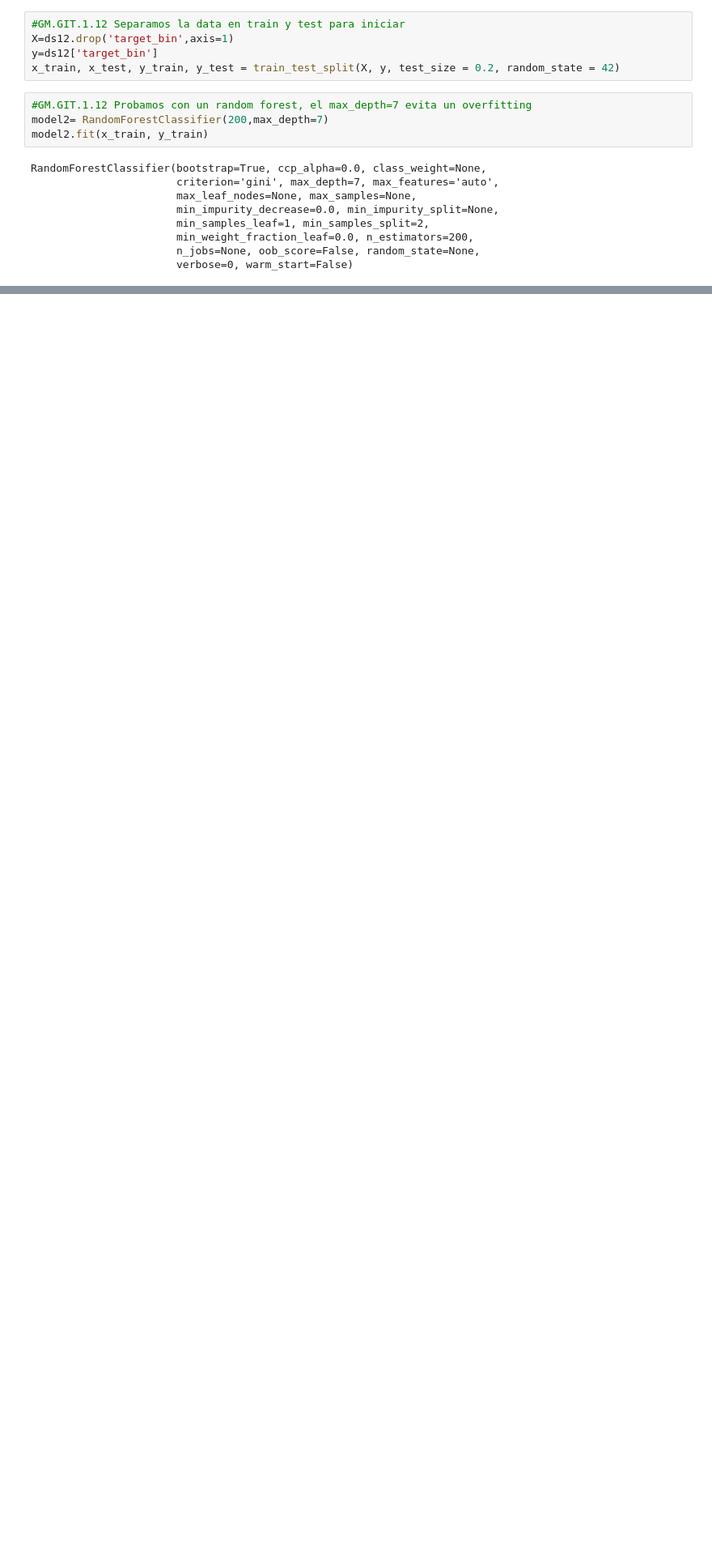
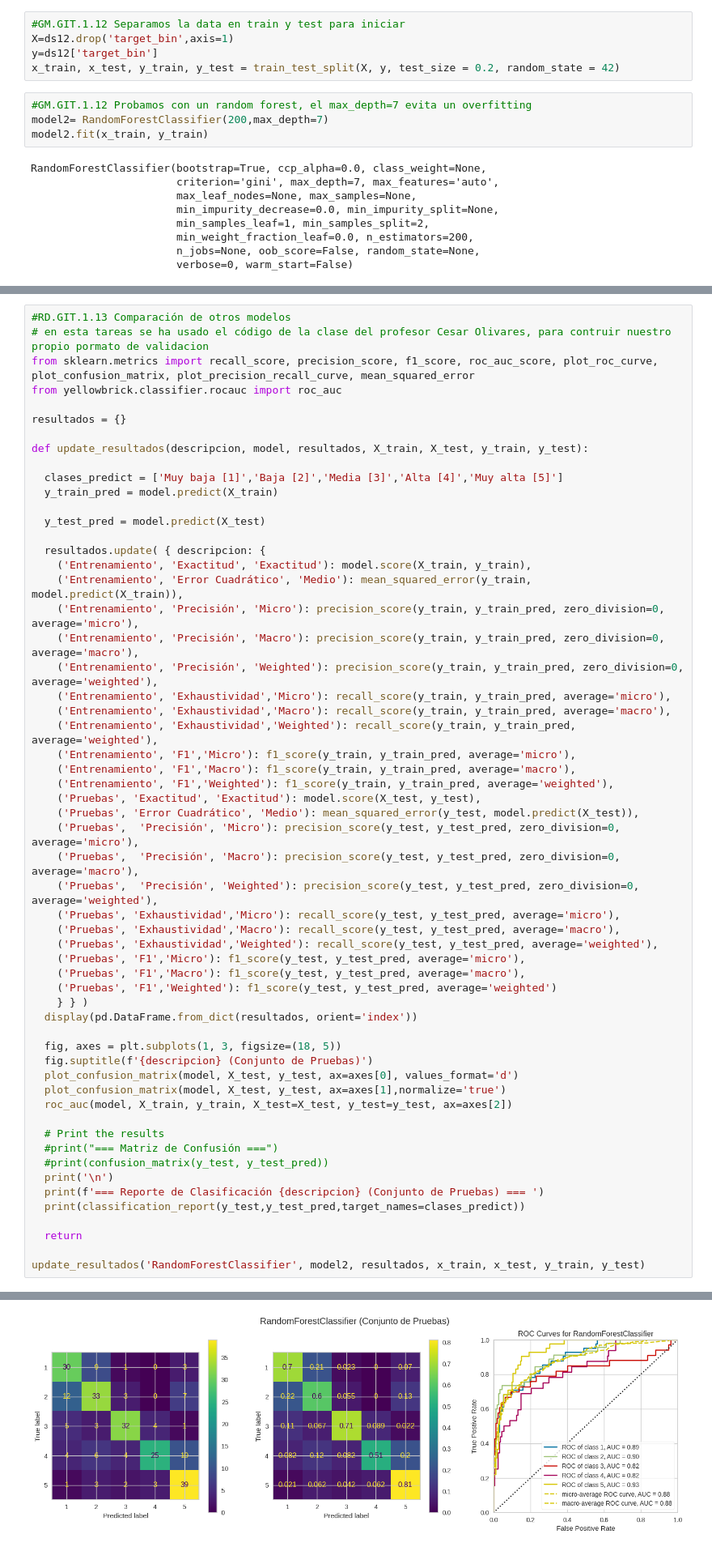
Before and after one commit to darwinpadilla/Grupo_Productivity_Prediction, a Jupyter notebook: Grupo_Productivity_Prediction.ipynb, the cells around one changed output, grey strips where cells are left out. Shown at 81% size. Saved outputs shown, nothing was run; the diff lists cells and outputs as text; blank space fills up the shorter version.

Commit message:
1.13 Comparación con otros modelos

```diff
--- a/Grupo_Productivity_Prediction.ipynb
+++ b/Grupo_Productivity_Prediction.ipynb
@@ -1123,0 +1124,58 @@ plt.show()
+# %%
+#RD.GIT.1.13 Comparación de otros modelos
+# en esta tareas se ha usado el código de la clase del profesor Cesar Olivares, para contruir nuestro propio pormato de validacion
+from sklearn.metrics import recall_score, precision_score, f1_score, roc_auc_score, plot_roc_curve, plot_confusion_matrix, plot_precision_recall_curve, mean_squared_error
+from yellowbrick.classifier.rocauc import roc_auc
+
+resultados = {}
+
+def update_resultados(descripcion, model, resultados, X_train, X_test, y_train, y_test):
+
+  clases_predict = ['Muy baja [1]','Baja [2]','Media [3]','Alta [4]','Muy alta [5]']
+  y_train_pred = model.predict(X_train)
+
+  y_test_pred = model.predict(X_test)
+
+  resultados.update( { descripcion: {
+    ('Entrenamiento', 'Exactitud', 'Exactitud'): model.score(X_train, y_train),
+    ('Entrenamiento', 'Error Cuadrático', 'Medio'): mean_squared_error(y_train, model.predict(X_train)),
+    ('Entrenamiento', 'Precisión', 'Micro'): precision_score(y_train, y_train_pred, zero_division=0, average='micro'),
+    ('Entrenamiento', 'Precisión', 'Macro'): precision_score(y_train, y_train_pred, zero_division=0, average='macro'),
+    ('Entrenamiento', 'Precisión', 'Weighted'): precision_score(y_train, y_train_pred, zero_division=0, average='weighted'),
+    ('Entrenamiento', 'Exhaustividad','Micro'): recall_score(y_train, y_train_pred, average='micro'),
+    ('Entrenamiento', 'Exhaustividad','Macro'): recall_score(y_train, y_train_pred, average='macro'),
+    ('Entrenamiento', 'Exhaustividad','Weighted'): recall_score(y_train, y_train_pred, average='weighted'),
+    ('Entrenamiento', 'F1','Micro'): f1_score(y_train, y_train_pred, average='micro'),
+    ('Entrenamiento', 'F1','Macro'): f1_score(y_train, y_train_pred, average='macro'),
+    ('Entrenamiento', 'F1','Weighted'): f1_score(y_train, y_train_pred, average='weighted'),
+    ('Pruebas', 'Exactitud', 'Exactitud'): model.score(X_test, y_test),
+    ('Pruebas', 'Error Cuadrático', 'Medio'): mean_squared_error(y_test, model.predict(X_test)),
+    ('Pruebas',  'Precisión', 'Micro'): precision_score(y_test, y_test_pred, zero_division=0, average='micro'),
+    ('Pruebas',  'Precisión', 'Macro'): precision_score(y_test, y_test_pred, zero_division=0, average='macro'),
+    ('Pruebas',  'Precisión', 'Weighted'): precision_score(y_test, y_test_pred, zero_division=0, average='weighted'),
+    ('Pruebas', 'Exhaustividad','Micro'): recall_score(y_test, y_test_pred, average='micro'),
+    ('Pruebas', 'Exhaustividad','Macro'): recall_score(y_test, y_test_pred, average='macro'),
+    ('Pruebas', 'Exhaustividad','Weighted'): recall_score(y_test, y_test_pred, average='weighted'),
+    ('Pruebas', 'F1','Micro'): f1_score(y_test, y_test_pred, average='micro'),
+    ('Pruebas', 'F1','Macro'): f1_score(y_test, y_test_pred, average='macro'),
+    ('Pruebas', 'F1','Weighted'): f1_score(y_test, y_test_pred, average='weighted')
+    } } )
+  display(pd.DataFrame.from_dict(resultados, orient='index'))
+
+  fig, axes = plt.subplots(1, 3, figsize=(18, 5))
+  fig.suptitle(f'{descripcion} (Conjunto de Pruebas)')
+  plot_confusion_matrix(model, X_test, y_test, ax=axes[0], values_format='d')
+  plot_confusion_matrix(model, X_test, y_test, ax=axes[1],normalize='true')
+  roc_auc(model, X_train, y_train, X_test=X_test, y_test=y_test, ax=axes[2])
+
+  # Print the results
+  #print("=== Matriz de Confusión ===")
+  #print(confusion_matrix(y_test, y_test_pred))
+  print('\n')
+  print(f'=== Reporte de Clasificación {descripcion} (Conjunto de Pruebas) === ')
+  print(classification_report(y_test,y_test_pred,target_names=clases_predict))
+
+  return
+
+update_resultados('RandomForestClassifier', model2, resultados, x_train, x_test, y_train, y_test)
+# %% [output]
@@ -1123,0 +1198 @@ plt.show()
+[figure, added]
```
Also changed, not shown: parts of 5 cells of this notebook.
